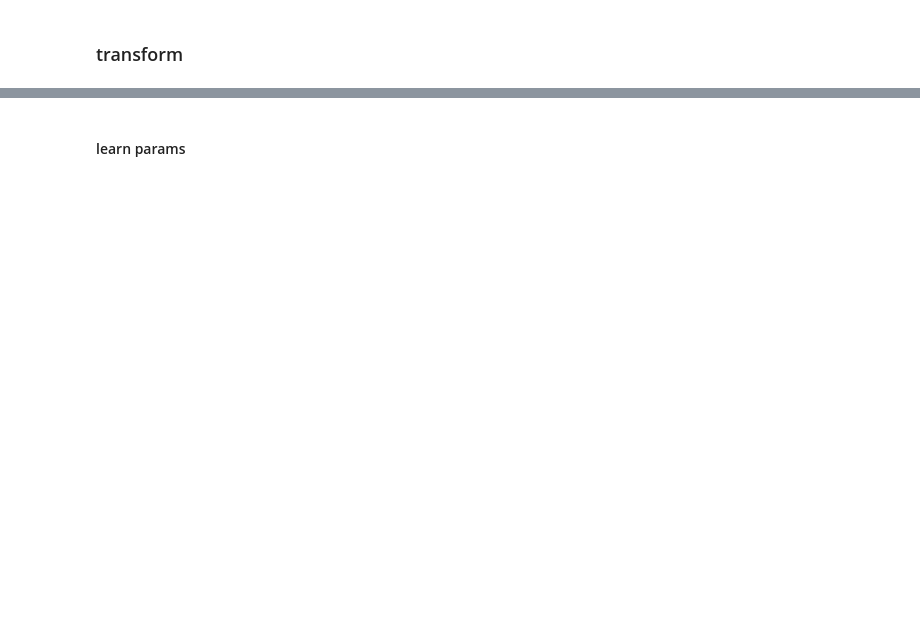
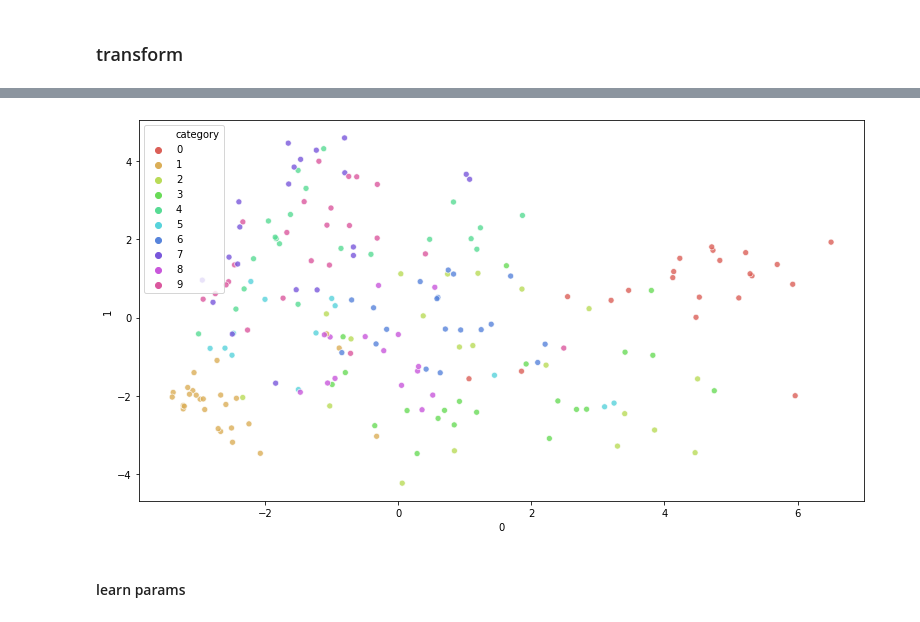
Before and after one commit to RRisto/learning, a Jupyter notebook: linear_algebra_learn/linear_discriminant_analysis/probabilistic_linear_discriminant_analysis.ipynb, the cells around one changed output, grey strips where cells are left out. Cells and saved outputs as stored; diff of their text form; code cells hidden in the pictures; blank space fills up the shorter version.

```diff
--- a/linear_algebra_learn/linear_discriminant_analysis/probabilistic_linear_discriminant_analysis.ipynb
+++ b/linear_algebra_learn/linear_discriminant_analysis/probabilistic_linear_discriminant_analysis.ipynb
@@ -232,3 +251,26 @@ array([ 1.4472231, -1.4779979, -0.7144303,  0.5610231, -1.1191615],
+# %%
+#plot pca features, if only 2-dim
+pca_2dim = PCA(n_components=2)
+pca_2dim.fit(data)
+X_2dim=pca_2dim.transform(data)
+df_x2dim=pd.DataFrame(X_2dim)
+df_x2dim['category']=labels
+
+plt.figure(figsize=(13, 7))
+ax = sns.scatterplot(
+    x=0, y=1,
+    hue="category",
+#     palette=['green', 'orange'],
+        palette=sns.color_palette("hls", 10),
+    data=df_x2dim,
+    legend="full",
+    alpha=0.8
+)
+plt.setp(ax.get_legend().get_texts(), fontsize='10')  # for legend text
+plt.setp(ax.get_legend().get_title(), fontsize='10')  # for legend title
+plt.show()
+# %% [output]
+[figure, added]
 # %% [markdown]
 #### learn params
 # %%
```
Also changed, not shown: parts of 51 cells of this notebook, 1 other file.
